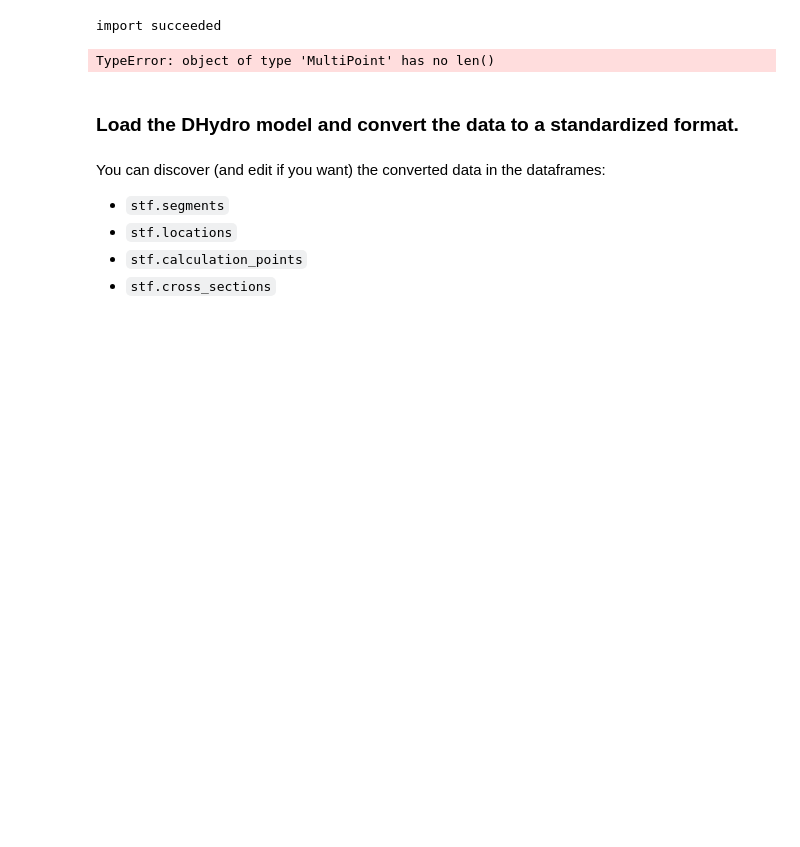
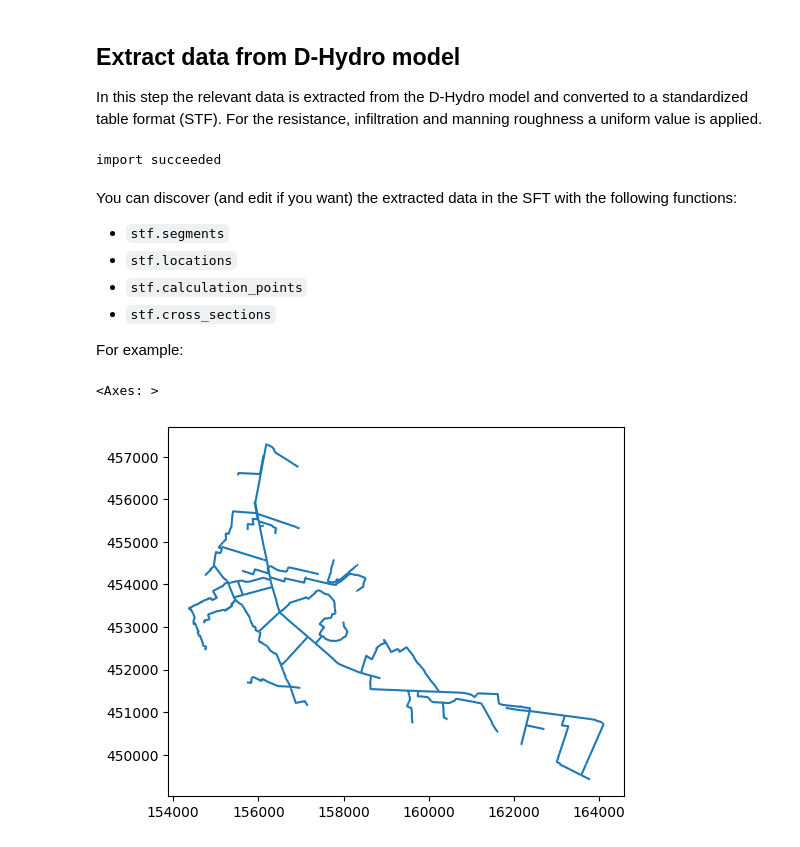
Before and after one commit to RoyalHaskoningDHV/dhydro2isg, a Jupyter notebook: examples/dhydro to isg.ipynb, the cells around one changed output. Saved outputs shown, nothing was run; the diff lists cells and outputs as text; code cells hidden in the pictures; blank space fills up the shorter version.

```diff
--- a/examples/dhydro to isg.ipynb
+++ b/examples/dhydro to isg.ipynb
@@ -3,27 +47,29 @@
 # %%
-import os
-from dhydro2isg.dhydro2isg import dhydro_to_stf
-from dhydro2isg.stf import STF
+path_dhydro_model = r"c:\Users\905872\Haskoning\P-BK8839-WSVV-detachering-hydroloog - Team\WIP\01_modelbouw\Modellen\C Boven-heigraaf\Oud\T10_1D_1912_v0.18_basis\T10_1D_1912_v0.18_basis.dsproj_data\DFM" # Path to the D-HYDRO model folder
 
-path_dhydro_model = r""
-# relpath_network_nc = os.path.join('input', 'Vallei_net.nc') # Optional, only required when the relative location is not default
-# relpath_map_nc = os.path.join('output', 'DFM_map.nc') # Optional, only required when the relative location is not default
-# relpath_crossloc_ini = os.path.join('input', 'cross_section_locations.ini') # Optional, only required when the relative location is not default
-# relpath_crossdef_ini = os.path.join('input', 'cross_section_definitions.ini') # Optional, only required when the relative location is not default
+start_time = "2000-01-1" # format: YYYY-MM-DD
+end_time = "2000-01-10" # format: YYYY-MM-DD
 
-start_time = "2000-01-15" # format: YYYY-MM-DD
-end_time = "2000-01-17" # format: YYYY-MM-DD
+# Uniform parameters for all calculation points and segments
+resistance = 1 #  Uniform Resistance of the riverbed (days).
+infiltration = 0.3 # Uniform infiltration coefficient for all calculation points
+mrc = 0.02 # Uniform manning resistance coefficient for all segments
 
-resistance = 1 # in ??
-infiltration = 0.3 # in ?
-mrc = 25 # in ??
+output_folder = r"c:\Users\905872\Downloads\temp\test_20260106"
 
-output_folder = r"c:\Users\905872\Downloads\temp"
+# Change the relative paths for the following D-Hydro files only if they are not in the default location
+# relpath_network_nc = 'fm/network.nc'
+# relpath_map_nc = 'fm/output/DFM_map.nc'
+# relpath_crossloc_ini = 'fm/crsloc.ini'
+# relpath_crossdef_ini = 'fm/crsdef.ini'
+
+relpath_network_nc = 'input/Vallei_net.nc'
+relpath_map_nc = 'output/DFM_map.nc'
+relpath_crossloc_ini = 'input/cross_section_locations.ini'
+relpath_crossdef_ini = 'input/cross_section_definitions.ini'
-# %% [output]
-import succeeded
-TypeError: object of type 'MultiPoint' has no len()
 # %% [markdown]
-### Load the DHydro model and convert the data to a standardized format.
+## Extract data from D-Hydro model
+In this step the relevant data is extracted from the D-Hydro model and converted to a standardized table format (STF). For the resistance, infiltration and manning roughness a uniform value is applied.
 # %%
 stf = dhydro_to_stf(dhydro_folder=path_dhydro_model,
                     start_time=start_time,
@@ -36,9 +82,18 @@ stf = dhydro_to_stf(dhydro_folder=path_dhydro_model,
                     relpath_crossloc_ini=relpath_crossloc_ini,
                     relpath_crossdef_ini=relpath_crossdef_ini,
                     )
+# %% [output]
+import succeeded
 # %% [markdown]
-You can discover (and edit if you want) the converted data in the dataframes:
+You can discover (and edit if you want) the extracted data in the SFT with the following functions:
 - `stf.segments`
 - `stf.locations`
 - `stf.calculation_points`
 - `stf.cross_sections`
+
+For example:
+# %%
+stf.segments.plot()
+# %% [output]
+<Axes: >
+[figure, added]
```
Also changed, not shown: parts of 15 cells of this notebook, 1 other file.
